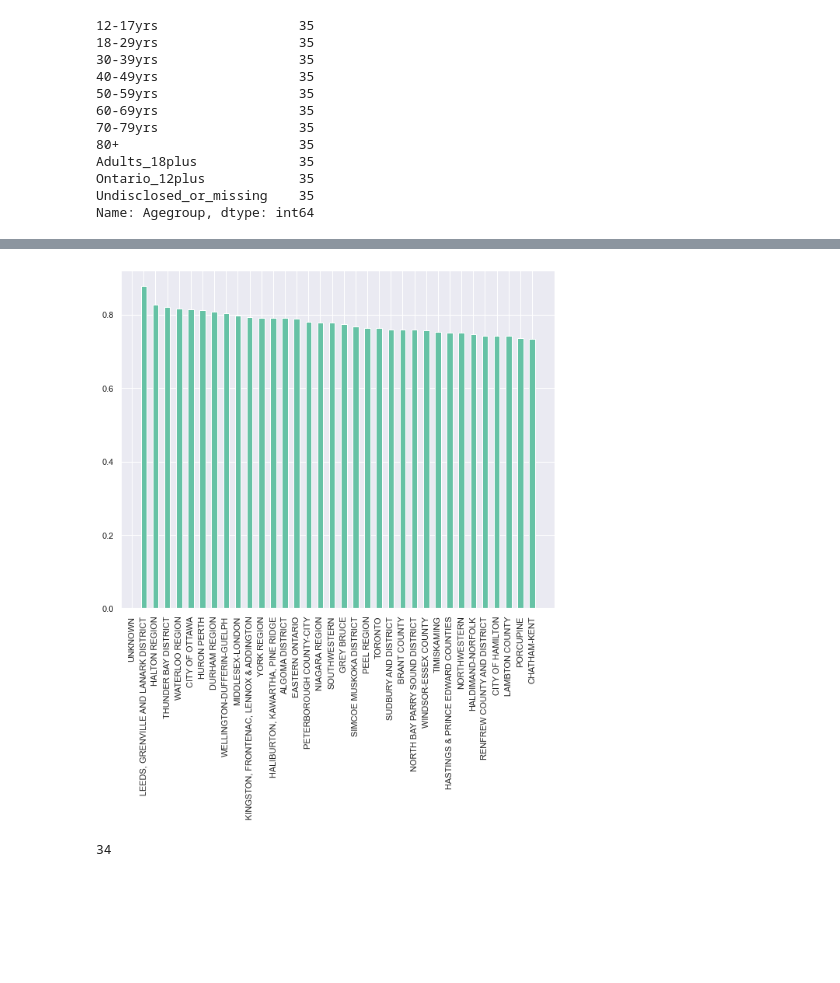
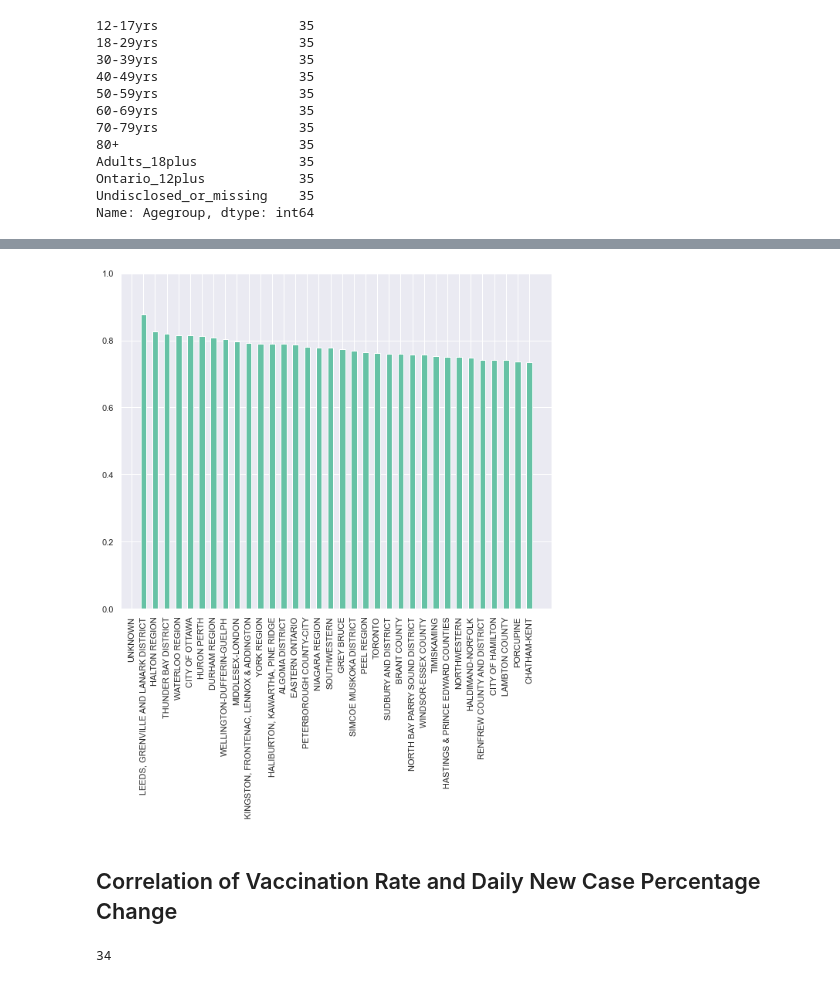
Before and after one commit to keqideng/data_analysis_portfolio_project, a Jupyter notebook: ontario_covid_analysis/ontario_covid_analysis.ipynb, the cells around one changed output, grey strips where cells are left out. Saved outputs shown, nothing was run; the diff lists cells and outputs as text; code cells hidden in the pictures; blank space fills up the shorter version.

```diff
--- a/ontario_covid_analysis/ontario_covid_analysis.ipynb
+++ b/ontario_covid_analysis/ontario_covid_analysis.ipynb
@@ -436,12 +436,15 @@ on_vaxx_piv
 | 34 | 2240 | CHATHAM-KENT | 74637 | 68384.0 | 93208 | 0.800757 | ... |
 # %%
 plt.figure(figsize=(10,8))
-plt.bar(x=on_vaxx_piv['PHU name'],height=on_vaxx_piv.full_vaxx_pect, width=0.5)
+plt.bar(data=on_vaxx_piv,x='PHU name',height='full_vaxx_pect', width=0.5)
+plt.ylim(0,1)
 #put x label vertical for easier visual
 plt.xticks(ticks=range(len(on_vaxx_piv)), labels=on_vaxx_piv['PHU name'], rotation=90)
 plt.show()
 # %% [output]
-[figure, old version]
+[figure, new version]
+# %% [markdown]
+## Correlation of Vaccination Rate and Daily New Case Percentage Change
 # %%
 '''
 Find Correlation between
```
Also changed, not shown: parts of 1 cell of this notebook, 1 other file.
